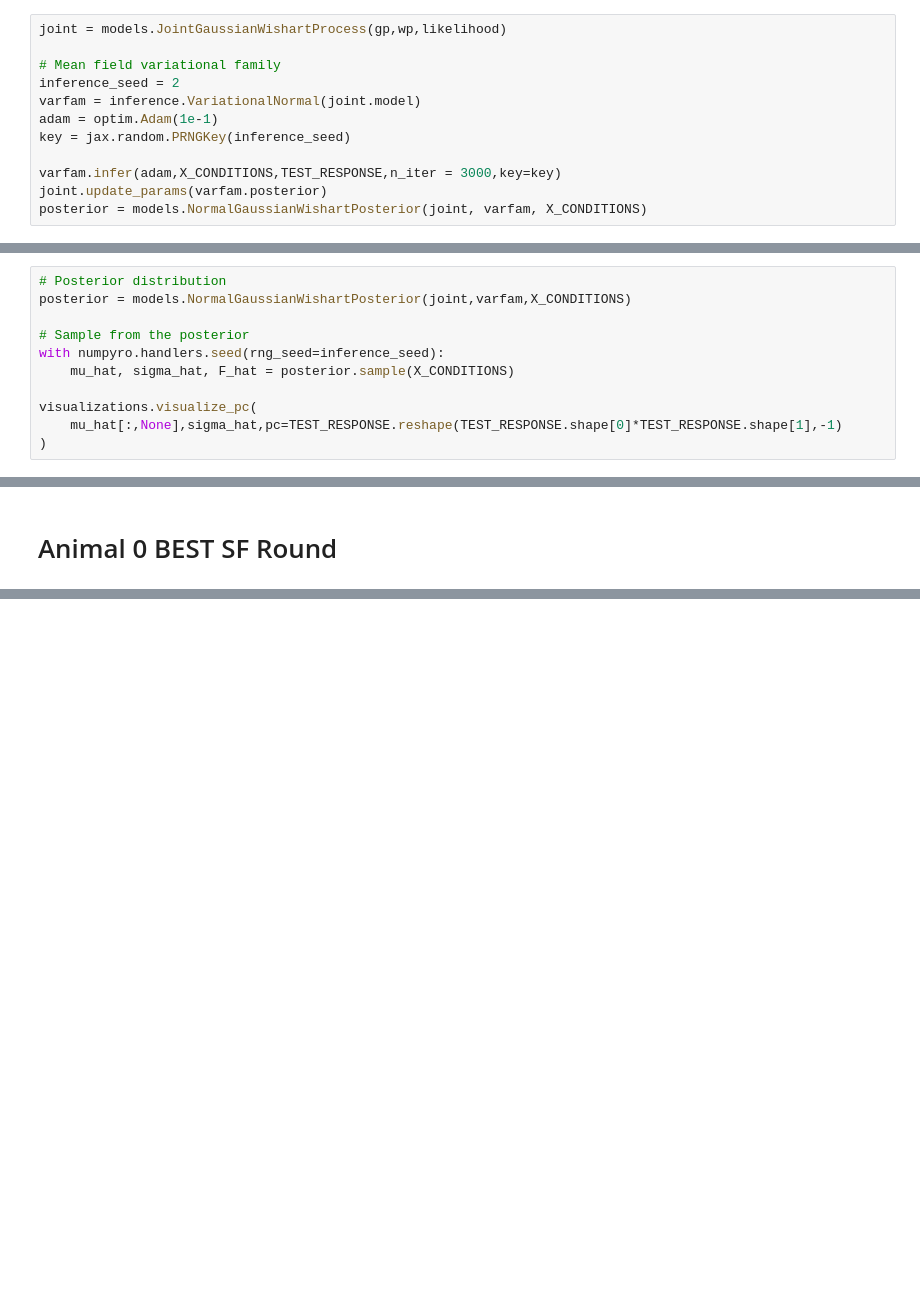
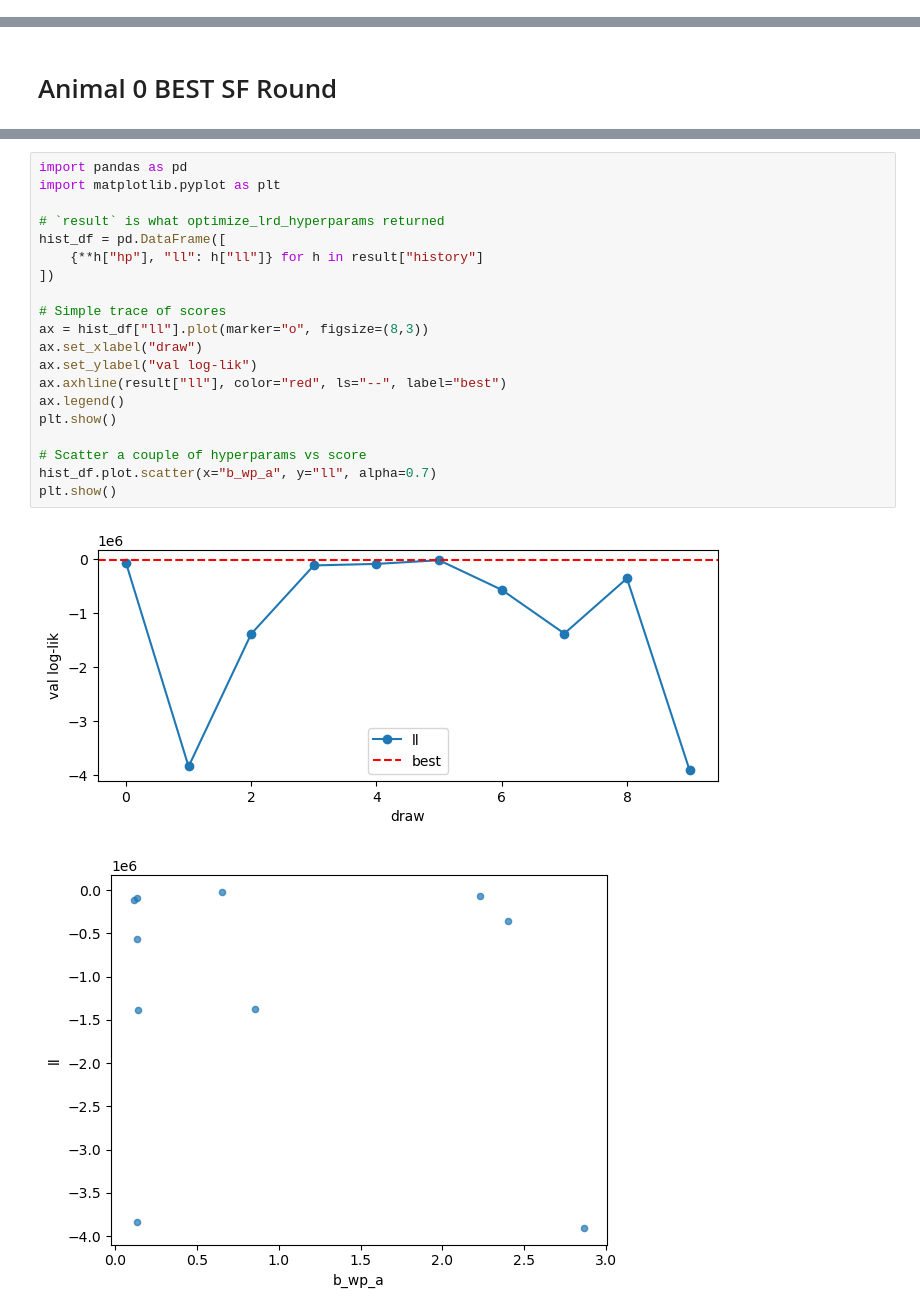
Before and after one commit to scastedo/wishart-process, a Jupyter notebook: back_to_basics.ipynb, the cells around one changed output, grey strips where cells are left out. Drawn from its saved outputs; the diff is of its cells as text; blank space fills up the shorter version.

```diff
--- a/back_to_basics.ipynb
+++ b/back_to_basics.ipynb
@@ -183,12 +157,0 @@ likelihood = models.NormalConditionalLikelihood(N)
-# %%
-joint = models.JointGaussianWishartProcess(gp,wp,likelihood)
-
-# Mean field variational family
-inference_seed = 2
-varfam = inference.VariationalNormal(joint.model)
-adam = optim.Adam(1e-1)
-key = jax.random.PRNGKey(inference_seed)
-
-varfam.infer(adam,X_CONDITIONS,TEST_RESPONSE,n_iter = 3000,key=key)
-joint.update_params(varfam.posterior)
-posterior = models.NormalGaussianWishartPosterior(joint, varfam, X_CONDITIONS)
@@ -202,11 +157,0 @@ visualizations.plot_loss(
-# %%
-# Posterior distribution
-posterior = models.NormalGaussianWishartPosterior(joint,varfam,X_CONDITIONS)
-
-# Sample from the posterior
-with numpyro.handlers.seed(rng_seed=inference_seed):
-    mu_hat, sigma_hat, F_hat = posterior.sample(X_CONDITIONS)
-
-visualizations.visualize_pc(
-    mu_hat[:,None],sigma_hat,pc=TEST_RESPONSE.reshape(TEST_RESPONSE.shape[0]*TEST_RESPONSE.shape[1],-1)
-)
@@ -229,0 +332,23 @@ K = TEST_RESPONSE.shape[0]
+# %%
+import pandas as pd
+import matplotlib.pyplot as plt
+
+# `result` is what optimize_lrd_hyperparams returned
+hist_df = pd.DataFrame([
+    {**h["hp"], "ll": h["ll"]} for h in result["history"]
+])
+
+# Simple trace of scores
+ax = hist_df["ll"].plot(marker="o", figsize=(8,3))
+ax.set_xlabel("draw")
+ax.set_ylabel("val log-lik")
+ax.axhline(result["ll"], color="red", ls="--", label="best")
+ax.legend()
+plt.show()
+
+# Scatter a couple of hyperparams vs score
+hist_df.plot.scatter(x="b_wp_a", y="ll", alpha=0.7)
+plt.show()
+# %% [output]
+[figure, added]
+[figure, added]
```
Also changed, not shown: parts of 19 cells of this notebook, 11 other files.
